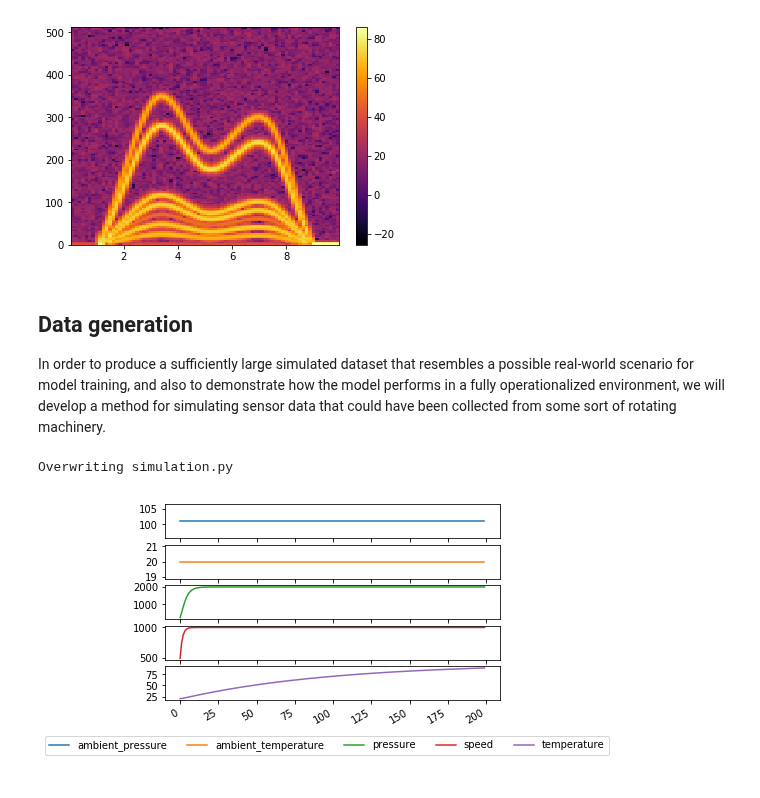
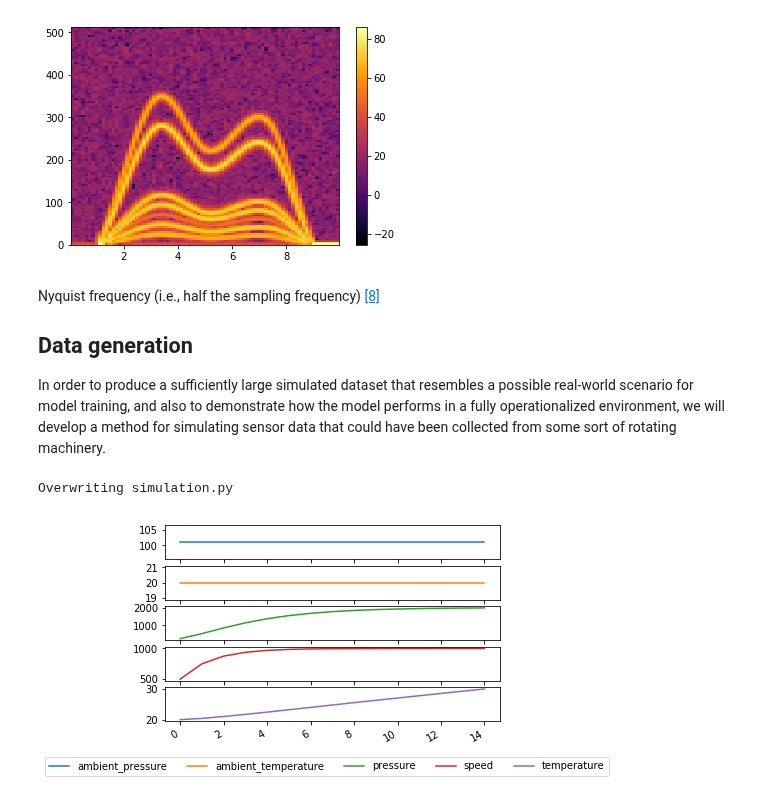
Before and after one commit to Azure/AI-PredictiveMaintenance, a Jupyter notebook: src/AML/Notebooks/DataGeneration.ipynb, the cells around one changed output. Drawn from its saved outputs; the diff is of its cells as text; code cells hidden in the pictures.

```diff
--- a/src/AML/Notebooks/DataGeneration.ipynb
+++ b/src/AML/Notebooks/DataGeneration.ipynb
@@ -220,16 +220,16 @@ spectrogram(signal_pcm, sample_rate)
 # %% [output]
 [figure]
 # %% [markdown]
+Nyquist frequency (i.e., half the sampling frequency) [[8]](#ref_8)
+
 ## Data generation
 
 In order to produce a sufficiently large simulated dataset that resembles a possible real-world scenario for model training, and also to demonstrate how the model performs in a fully operationalized environment, we will develop a method for simulating sensor data that could have been collected from some sort of rotating machinery.
 # %%
 %%writefile simulation.py
-
 import numpy as np
 import random
 from datetime import date
-import numpy as np
 from scipy.interpolate import interp1d
 
 class VibrationSensorSignalSample:
@@ -255,10 +255,9 @@ class VibrationSensorSignalSample:
 
         x = np.array([0, self.interval]) + self.t
         points = np.array([self.base_frequency, self.target_base_frequency])
-        rpm = interp1d(x, points, kind='slinear')
+        rpm = interp1d(x, points, kind='linear')
 
         f = rpm(ts)
-        # cubic interpolation, if used, is not positive-preserving
         f[f < 0] = 0
 
         fi = np.cumsum(f / self.sample_rate) + (self.__previous_sample.__last_cumsum if self.__previous_sample else 0)
@@ -286,7 +285,7 @@ class RotationalMachine:
     def __init__(self):
         self.W = [1/2, 1, 2, 3, 5, 7, 12, 18]
         self.A = [1, 5, 80, 2/3, 8, 2, 14, 50]
-
+        self.t = 0
         self.speed = 0
         self.speed_desired = 0
         self.temperature = RotationalMachine.ambient_temperature
@@ -302,15 +301,14 @@ class RotationalMachine:
         return max(min(v + delta, max_v), min_v)
 
     def next_state(self):
+        v_from = self.speed / 60
         self.speed = (self.speed + self.speed_desired) / 2
+        v_to = self.speed / 60
+
         self.temperature = self.__g(self.temperature, self.ambient_temperature, self.max_temperature, self.speed / 10, 0.01 * self.speed / 1000)
         self.pressure = self.__g(self.pressure, self.ambient_pressure, np.inf, self.speed * self.pressure_factor, 0.3 * self.speed / 1000)
-
-        v_from = self.speed / 60
-        v_to = self.speed / 60
-
         self.__vibration_sample = VibrationSensorSignalSample(
-            self.W, self.A, v_from, v_to, previous_sample = self.__vibration_sample)
+            self.W, self.A, v_from, v_to, t = self.t, previous_sample = self.__vibration_sample)
 
         state = {
             'ambient_temperature': self.ambient_temperature,
@@ -321,6 +319,8 @@ class RotationalMachine:
             'vibration': self.__vibration_sample
         }
 
+        self.t += 1
+
         for key in state:
             value = state[key]
             if isinstance(value, (int, float)):
@@ -333,37 +333,40 @@ Overwriting simulation.py
 import time
 import pandas as pd
 
 # this forces IPython to load the latest version
 # of the simulation module
 import simulation
 import importlib
 importlib.reload(simulation)
 
 from simulation import RotationalMachine
 
 device = RotationalMachine()
 device.set_speed(1000)
 
 start = time.time()
 
 data = []
-for i in range(200):
+for i in range(15):
     state = device.next_state()
-    #state['vibration'] = state['vibration'].pcm().tolist()
+    state['vibration'] = state['vibration'].pcm()
     data.append(state)
 
 
 end = time.time()
 # print(end - start)
 
 df = pd.DataFrame(data)
-df = df.drop('vibration', axis = 1)
-df.head()
+
+#df = df.drop('vibration', axis = 1)
+#df = df + np.random.uniform(-0.01,0.01,(df.shape))
+
+#df.head()
 df.plot(subplots = True, legend = False)
-# df.to_csv('test', mode = 'a', header = False)
+df.to_csv('test', mode = 'a', header = False)
 # plt.legend(bbox_to_anchor=(1.05, 1), loc=2, borderaxespad=0.)
 plt.figlegend(loc = 'lower center', ncol=len(df.columns))
 
-df.to_csv('test', header = False)
+df.to_csv('test.csv', header = False)
 # %% [output]
-[figure, old version]
+[figure, new version]
```
Also changed, not shown: parts of 2 cells of this notebook.
